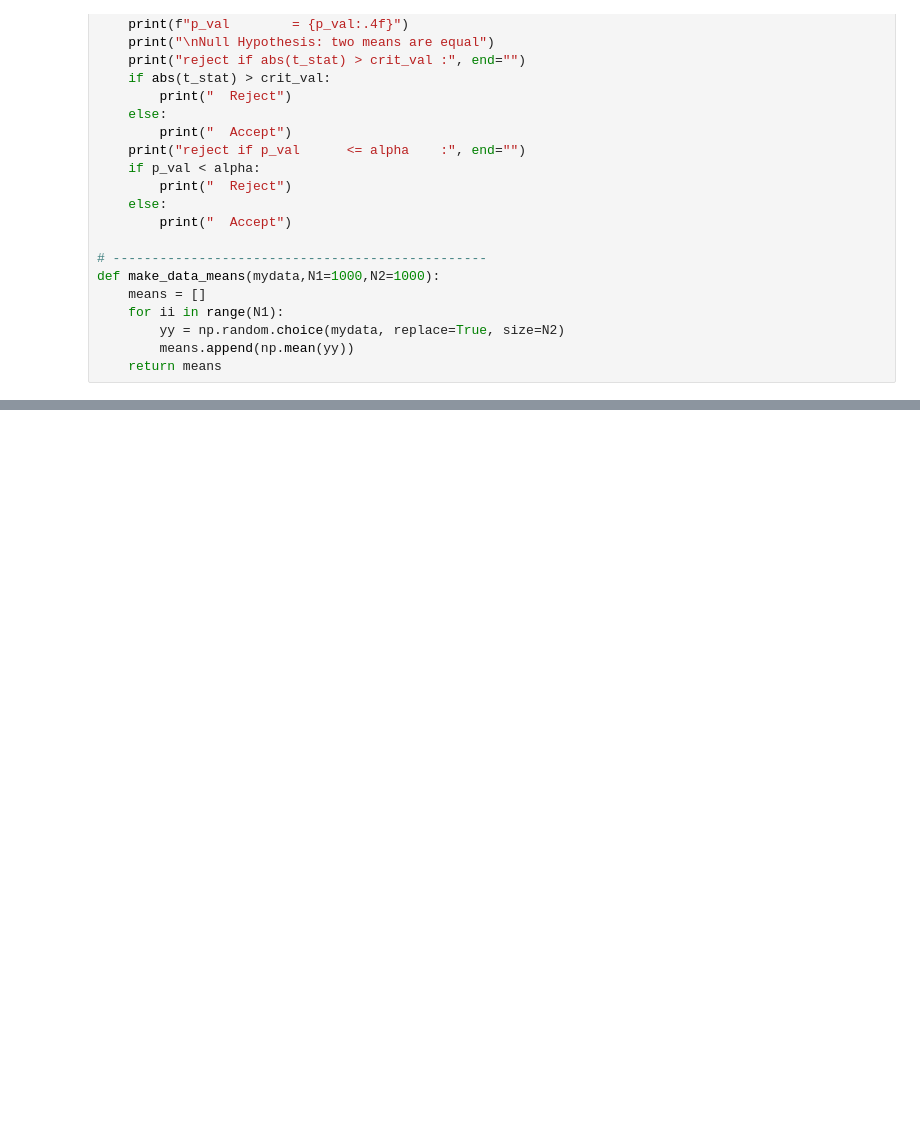
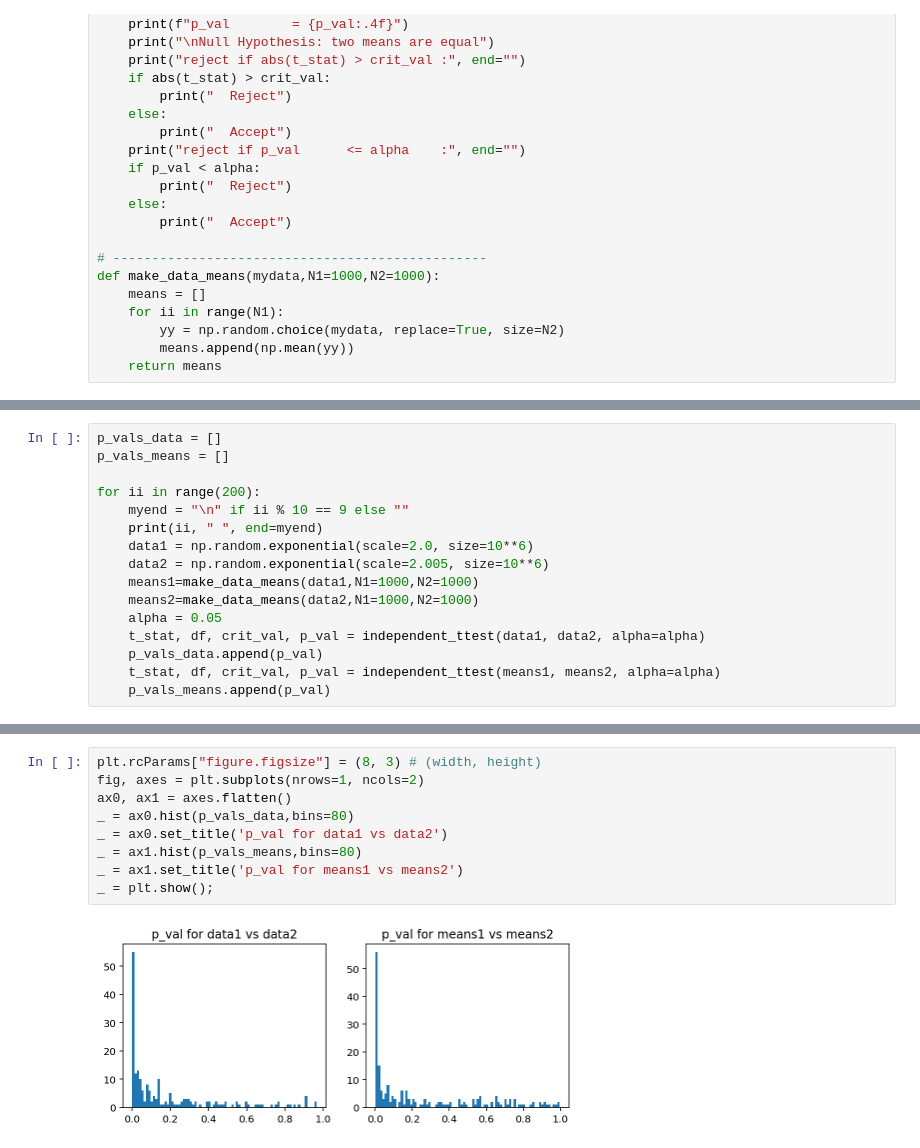
Before and after one commit to lselector/notebooks, a Jupyter notebook: Error_Estimation.ipynb, the cells around one changed output, grey strips where cells are left out. Cells and saved outputs as stored; diff of their text form; blank space fills up the shorter version.

Commit message:
added histograms for p-values

```diff
--- a/Error_Estimation.ipynb
+++ b/Error_Estimation.ipynb
@@ -211,0 +215,16 @@ reject if p_val      <= alpha    :  Accept
+# %%
+p_vals_data = []
+p_vals_means = []
+
+for ii in range(200):
+    myend = "\n" if ii % 10 == 9 else ""
+    print(ii, " ", end=myend)
+    data1 = np.random.exponential(scale=2.0, size=10**6)
+    data2 = np.random.exponential(scale=2.005, size=10**6)
+    means1=make_data_means(data1,N1=1000,N2=1000)
+    means2=make_data_means(data2,N1=1000,N2=1000)
+    alpha = 0.05
+    t_stat, df, crit_val, p_val = independent_ttest(data1, data2, alpha=alpha)
+    p_vals_data.append(p_val)
+    t_stat, df, crit_val, p_val = independent_ttest(means1, means2, alpha=alpha)
+    p_vals_means.append(p_val)
@@ -211,0 +252,11 @@ reject if p_val      <= alpha    :  Accept
+# %%
+plt.rcParams["figure.figsize"] = (8, 3) # (width, height)
+fig, axes = plt.subplots(nrows=1, ncols=2)
+ax0, ax1 = axes.flatten()
+_ = ax0.hist(p_vals_data,bins=80)
+_ = ax0.set_title('p_val for data1 vs data2')
+_ = ax1.hist(p_vals_means,bins=80)
+_ = ax1.set_title('p_val for means1 vs means2')
+_ = plt.show();
+# %% [output]
+[figure, added]
```
Also changed, not shown: parts of 10 cells of this notebook.
